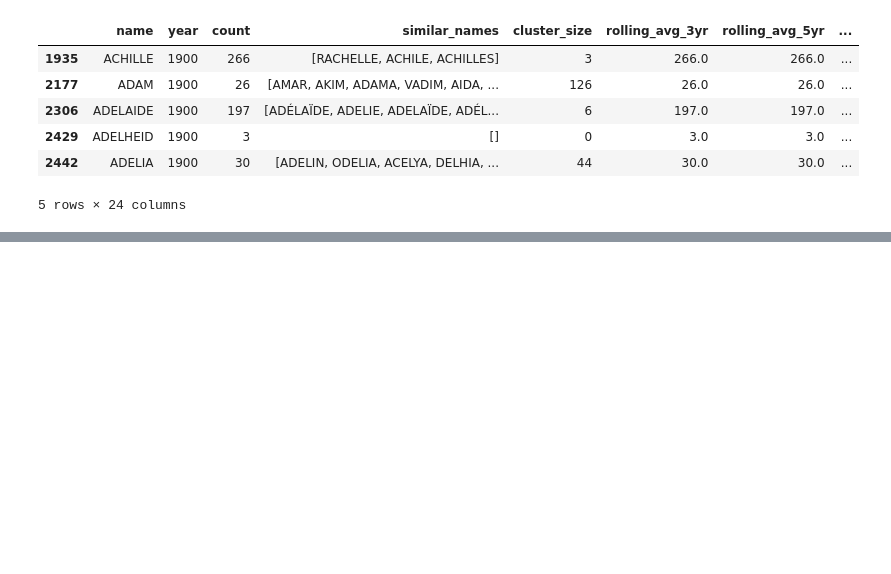
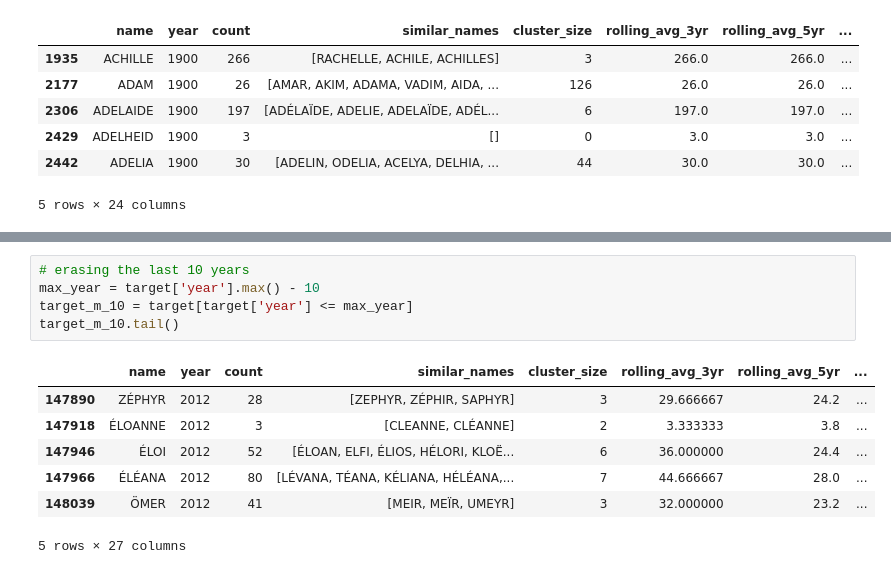
Before and after one commit to Beg1nner4ever/name_cluster, a Jupyter notebook: name_notebook_2.ipynb, the cells around one changed output, grey strips where cells are left out. Cells and saved outputs as stored; diff of their text form; blank space fills up the shorter version.

```diff
--- a/name_notebook_2.ipynb
+++ b/name_notebook_2.ipynb
@@ -366,0 +414,13 @@ test.tail()
+# %%
+# erasing the last 10 years
+max_year = target['year'].max() - 10
+target_m_10 = target[target['year'] <= max_year]
+target_m_10.tail()
+# %% [output]
+|  | name | year | count | similar_names | cluster_size | rolling_avg_3yr | rolling_avg_5yr | ... |
+| 147890 | ZÉPHYR | 2012 | 28 | [ZEPHYR, ZÉPHIR, SAPHYR] | 3 | 29.666667 | 24.2 | ... |
+| 147918 | ÉLOANNE | 2012 | 3 | [CLEANNE, CLÉANNE] | 2 | 3.333333 | 3.8 | ... |
+| 147946 | ÉLOI | 2012 | 52 | [ÉLOAN, ELFI, ÉLIOS, HÉLORI, KLOË... | 6 | 36.000000 | 24.4 | ... |
+| 147966 | ÉLÉANA | 2012 | 80 | [LÉVANA, TÉANA, KÉLIANA, HÉLÉANA,... | 7 | 44.666667 | 28.0 | ... |
+| 148039 | ÖMER | 2012 | 41 | [MEIR, MEÏR, UMEYR] | 3 | 32.000000 | 23.2 | ... |
+5 rows × 27 columns
```
Also changed, not shown: parts of 12 cells of this notebook.
